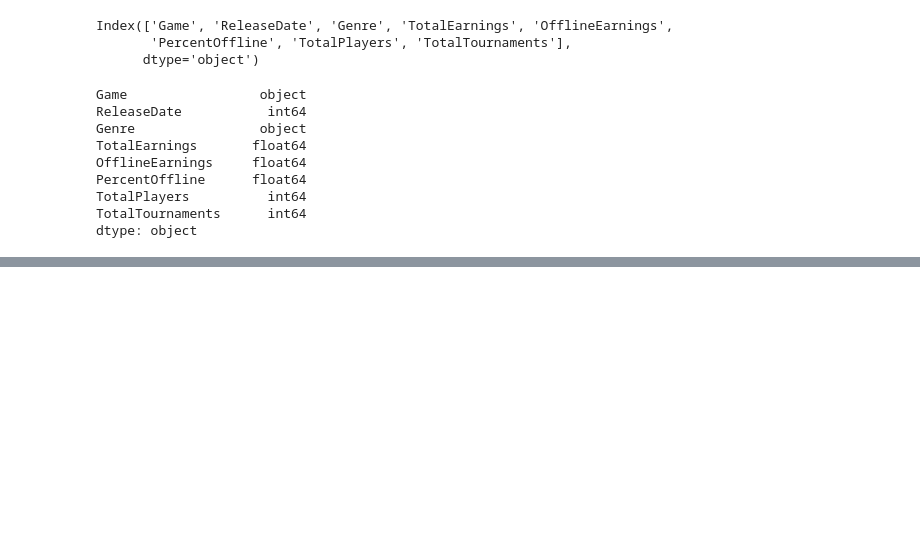
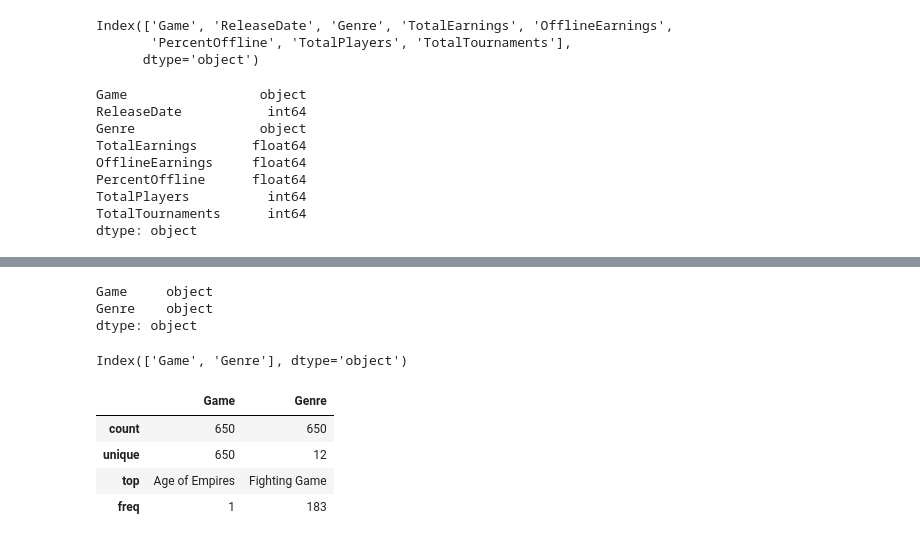
Before and after one commit to omkarpattnaik8080/Pandas, a Jupyter notebook: Pandas02.ipynb, the cells around one changed output, grey strips where cells are left out. Drawn from its saved outputs; the diff is of its cells as text; code cells hidden in the pictures; blank space fills up the shorter version.

```diff
--- a/Pandas02.ipynb
+++ b/Pandas02.ipynb
@@ -62,0 +98,19 @@ df.describe
+# %%
+#if we want the complete series aaur yeah basically series deta hai
+df.dtypes[df.dtypes=="object"]
+# %% [output]
+Game     object
+Genre    object
+dtype: object
+# %%
+df.dtypes[df.dtypes=="object"].index #yahan par index hota hai column ka naam jahan par data type object hai
+# %% [output]
+Index(['Game', 'Genre'], dtype='object')
+# %%
+df[df.dtypes[df.dtypes=="object"].index].describe()
+# %% [output]
+|  | Game | Genre |
+| count | 650 | 650 |
+| unique | 650 | 12 |
+| top | Age of Empires | Fighting Game |
+| freq | 1 | 183 |
```
Also changed, not shown: parts of 6 cells of this notebook.
